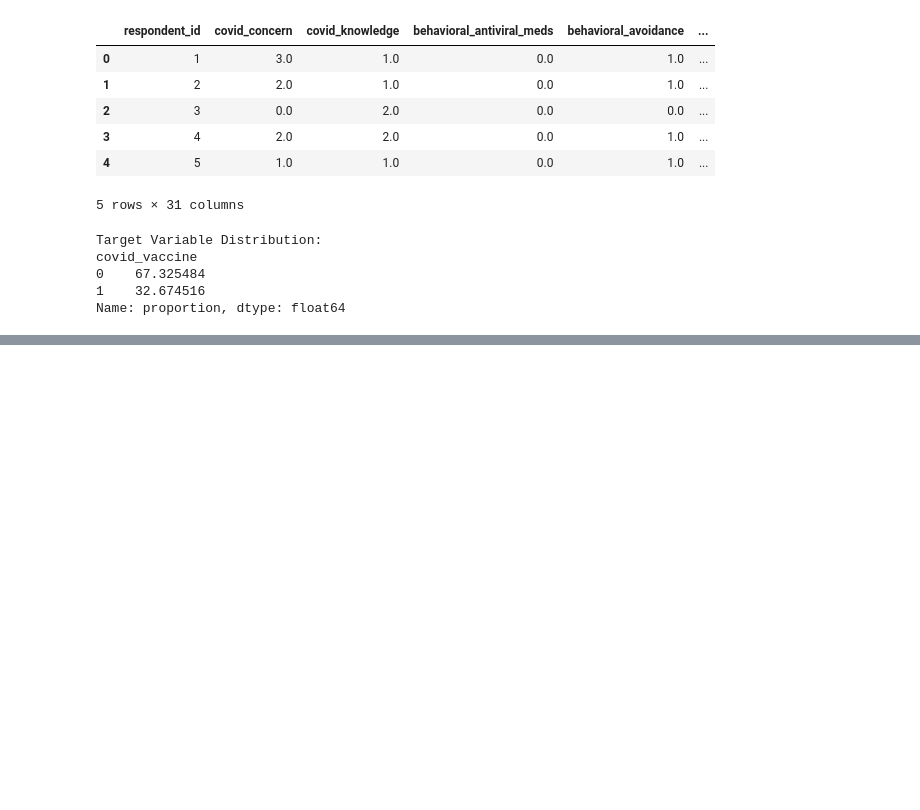
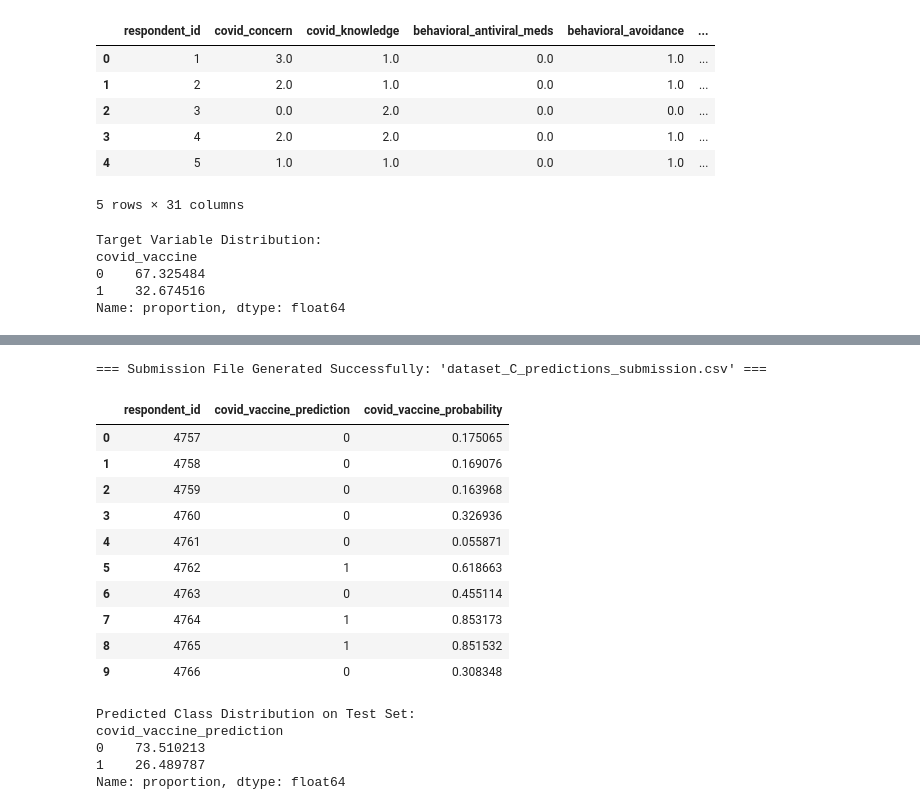
Before and after one commit to UH-HACKATHON-TEAMN/Hackathon-Town-C, a Jupyter notebook: ramya.ipynb, the cells around one changed output, grey strips where cells are left out. Drawn from its saved outputs; the diff is of its cells as text; code cells hidden in the pictures; blank space fills up the shorter version.

```diff
--- a/ramya.ipynb
+++ b/ramya.ipynb
@@ -54,0 +312,48 @@ Name: proportion, dtype: float64
+# %%
+# Assuming 'best_xgb' (or whichever model performed best on your validation set) is your final model
+# Replace 'best_xgb' with 'best_rf' or 'best_svm' if another model scored higher.
+
+final_model = best_xgb  # Change to best_rf or best_svm if needed
+
+# Drop respondent_id from test set for prediction
+X_test = test_df.drop(columns=['respondent_id'])
+
+# Predict binary labels (0 or 1) and probabilities
+test_predictions = final_model.predict(X_test)
+test_probabilities = final_model.predict_proba(X_test)[:, 1]
+
+# Create submission DataFrame
+submission_df = pd.DataFrame({
+    'respondent_id': test_df['respondent_id'],
+    'covid_vaccine_prediction': test_predictions,
+    'covid_vaccine_probability': test_probabilities
+})
+
+# Save to CSV
+submission_filename = 'dataset_C_predictions_submission.csv'
+submission_df.to_csv(submission_filename, index=False)
+
+print(f"=== Submission File Generated Successfully: '{submission_filename}' ===")
+display(submission_df.head(10))
+
+# Check distribution of predictions
+print("\nPredicted Class Distribution on Test Set:")
+print(submission_df['covid_vaccine_prediction'].value_counts(normalize=True) * 100)
+# %% [output]
+=== Submission File Generated Successfully: 'dataset_C_predictions_submission.csv' ===
+|  | respondent_id | covid_vaccine_prediction | covid_vaccine_probability |
+| 0 | 4757 | 0 | 0.175065 |
+| 1 | 4758 | 0 | 0.169076 |
+| 2 | 4759 | 0 | 0.163968 |
+| 3 | 4760 | 0 | 0.326936 |
+| 4 | 4761 | 0 | 0.055871 |
+| 5 | 4762 | 1 | 0.618663 |
+| 6 | 4763 | 0 | 0.455114 |
+| 7 | 4764 | 1 | 0.853173 |
+| 8 | 4765 | 1 | 0.851532 |
+| 9 | 4766 | 0 | 0.308348 |
+Predicted Class Distribution on Test Set:
+covid_vaccine_prediction
+0    73.510213
+1    26.489787
+Name: proportion, dtype: float64
```
Also changed, not shown: parts of 8 cells of this notebook.
